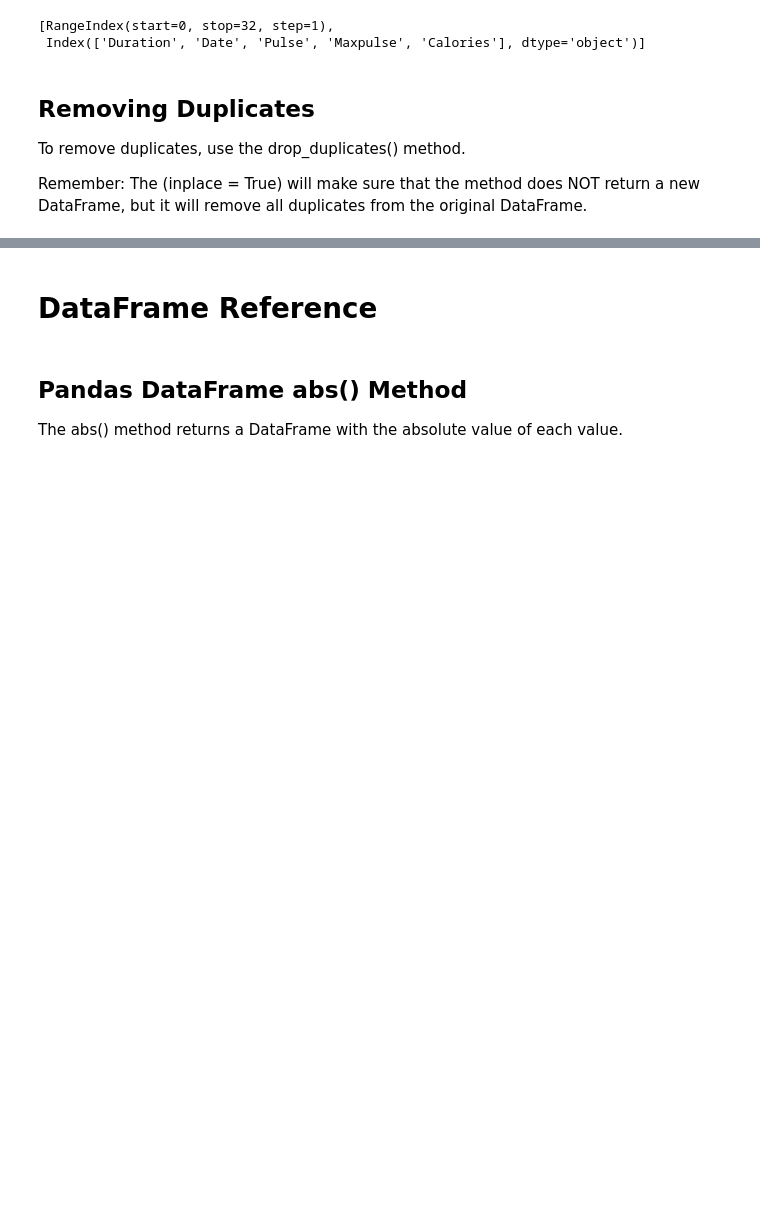
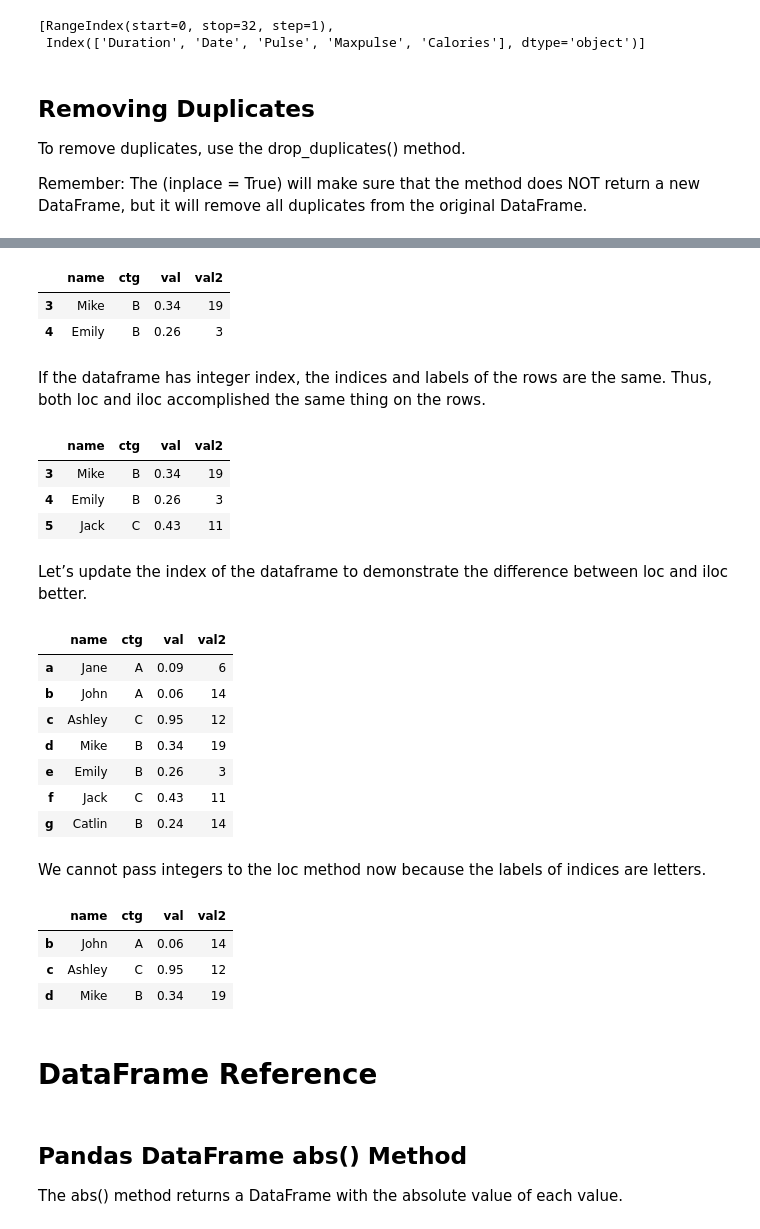
Before and after one commit to alinemati45/Python-Tutorial, a Jupyter notebook: Pandas .ipynb, the cells around one changed output, grey strips where cells are left out. Saved outputs shown, nothing was run; the diff lists cells and outputs as text; code cells hidden in the pictures; blank space fills up the shorter version.

```diff
--- a/Pandas .ipynb
+++ b/Pandas .ipynb
@@ -554,3 +689,41 @@ df.drop_duplicates(inplace = True)
+# %%
+df.iloc[3:5, :] #rows 3 and 4, all columns
+# %% [output]
+|  | name | ctg | val | val2 |
+| 3 | Mike | B | 0.34 | 19 |
+| 4 | Emily | B | 0.26 | 3 |
+# %% [markdown]
+If the dataframe has integer index, the indices and labels of the rows are the same. Thus, both loc and iloc accomplished the same thing on the rows.
+# %%
+df.loc[3:5, :] #rows 3 and 4, all columns
+# %% [output]
+|  | name | ctg | val | val2 |
+| 3 | Mike | B | 0.34 | 19 |
+| 4 | Emily | B | 0.26 | 3 |
+| 5 | Jack | C | 0.43 | 11 |
+# %% [markdown]
+Let’s update the index of the dataframe to demonstrate the difference between loc and iloc better.
+# %%
+df.index = ['a','b','c','d','e','f','g']
+df
+# %% [output]
+|  | name | ctg | val | val2 |
+| a | Jane | A | 0.09 | 6 |
+| b | John | A | 0.06 | 14 |
+| c | Ashley | C | 0.95 | 12 |
+| d | Mike | B | 0.34 | 19 |
+| e | Emily | B | 0.26 | 3 |
+| f | Jack | C | 0.43 | 11 |
+| g | Catlin | B | 0.24 | 14 |
+# %% [markdown]
+We cannot pass integers to the loc method now because the labels of indices are letters.
+# %%
+df.loc['b':'d', :]
+# %% [output]
+|  | name | ctg | val | val2 |
+| b | John | A | 0.06 | 14 |
+| c | Ashley | C | 0.95 | 12 |
+| d | Mike | B | 0.34 | 19 |
 # %% [markdown]
 # DataFrame Reference
 # %% [markdown]
```
Also changed, not shown: parts of 24 cells of this notebook.
